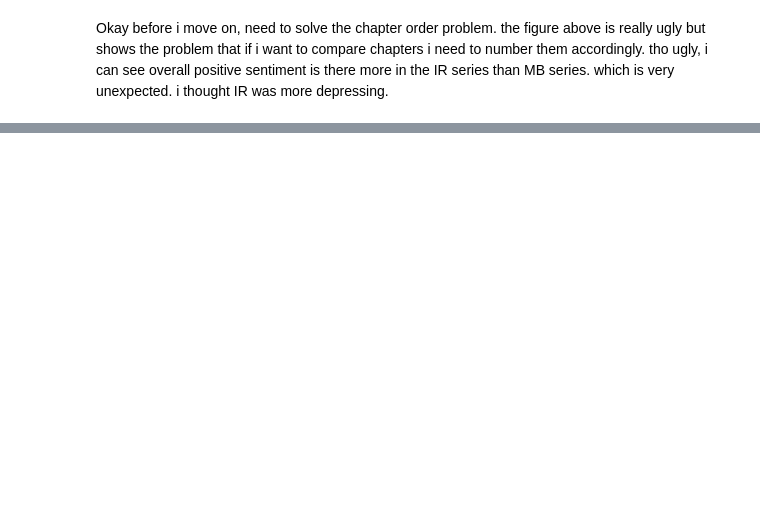
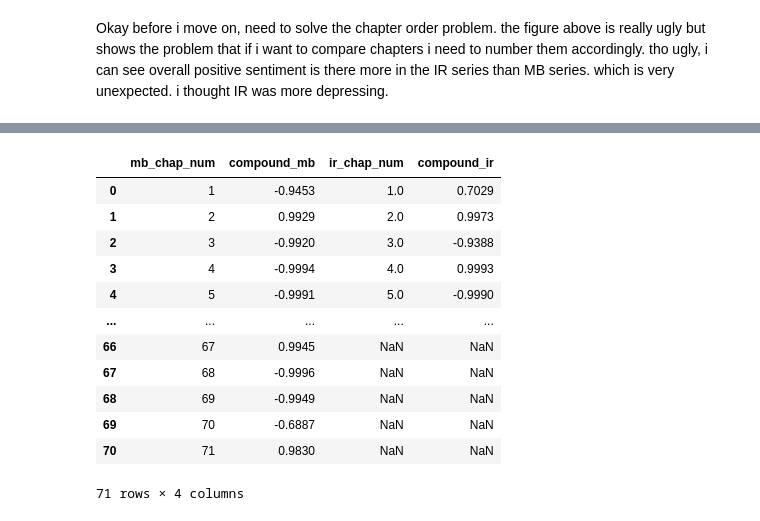
Before and after one commit to akankshazc/character_quiz_generator, a Jupyter notebook: 3_Data_Analysis/text_sentiment_analysis.ipynb, the cells around one changed output, grey strips where cells are left out. Drawn from its saved outputs; the diff is of its cells as text; code cells hidden in the pictures; blank space fills up the shorter version.

```diff
--- a/3_Data_Analysis/text_sentiment_analysis.ipynb
+++ b/3_Data_Analysis/text_sentiment_analysis.ipynb
@@ -32,7 +44,7 @@ for filename in os.listdir(ir_dir):
     filepath =  os.path.join(ir_dir, filename)
     with open(filepath, 'r', encoding='utf-8') as chapter_file:
         chapter_text = chapter_file.read()
-        ir_chapter_texts[filename] = chapter_text
+        ir_chapter_texts[chapter_order(filename)] = chapter_text
 # %% [markdown]
 now, create a list of chapter sentiments
 # %%
@@ -110,0 +141,21 @@ plt.show()
+# %%
+merge_df = pd.merge(mb_sentiment_df[['mb_chap_num', 'compound']],
+                     ir_sentiment_df[['ir_chap_num', 'compound']],
+                     how='left', left_on='mb_chap_num',
+                     right_on='ir_chap_num',
+                     suffixes=['_mb', '_ir'])
+merge_df
+# %% [output]
+|  | mb_chap_num | compound_mb | ir_chap_num | compound_ir |
+| 0 | 1 | -0.9453 | 1.0 | 0.7029 |
+| 1 | 2 | 0.9929 | 2.0 | 0.9973 |
+| 2 | 3 | -0.9920 | 3.0 | -0.9388 |
+| 3 | 4 | -0.9994 | 4.0 | 0.9993 |
+| 4 | 5 | -0.9991 | 5.0 | -0.9990 |
+| ... | ... | ... | ... | ... |
+| 66 | 67 | 0.9945 | NaN | NaN |
+| 67 | 68 | -0.9996 | NaN | NaN |
+| 68 | 69 | -0.9949 | NaN | NaN |
+| 69 | 70 | -0.6887 | NaN | NaN |
+| 70 | 71 | 0.9830 | NaN | NaN |
+71 rows × 4 columns
```
Also changed, not shown: parts of 12 cells of this notebook.
